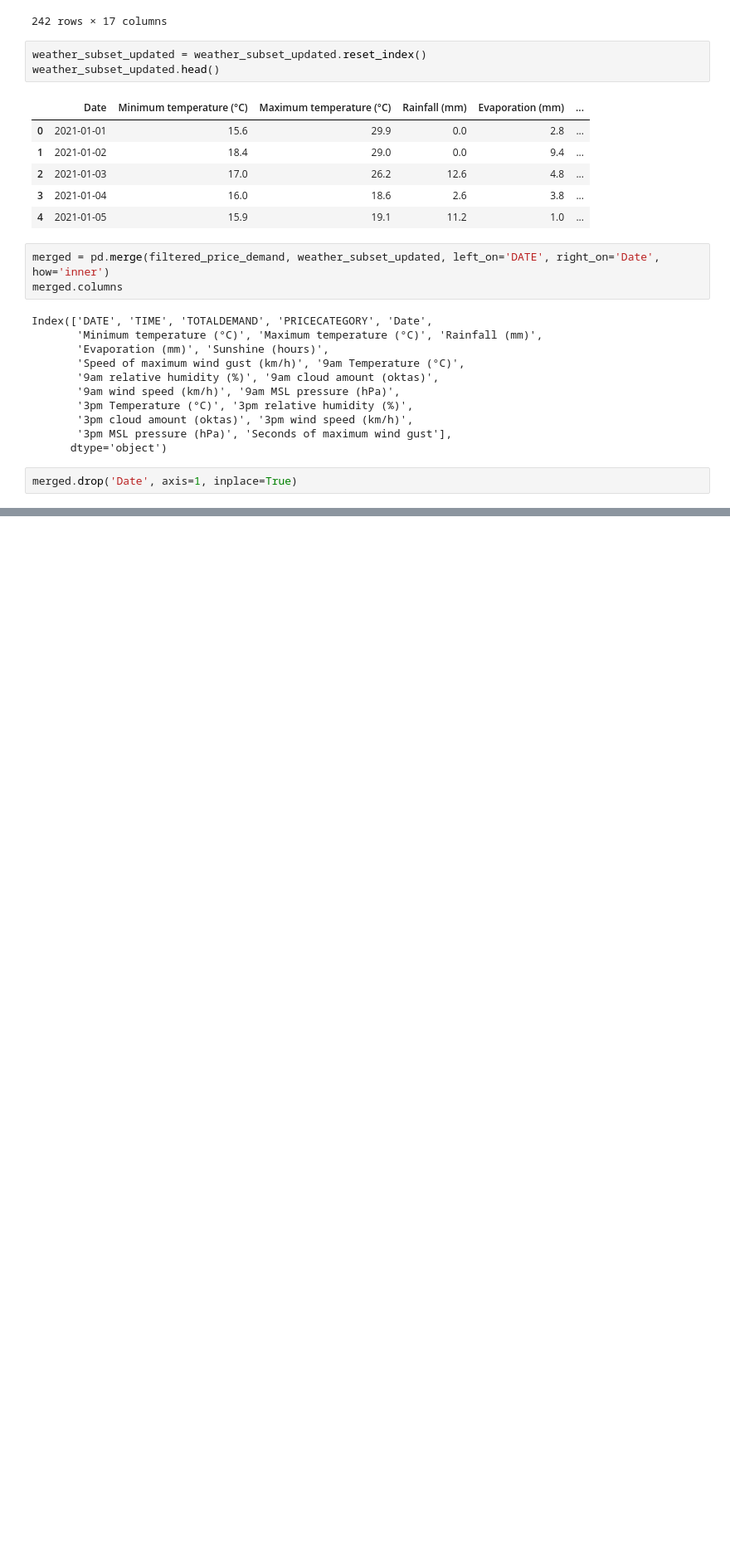
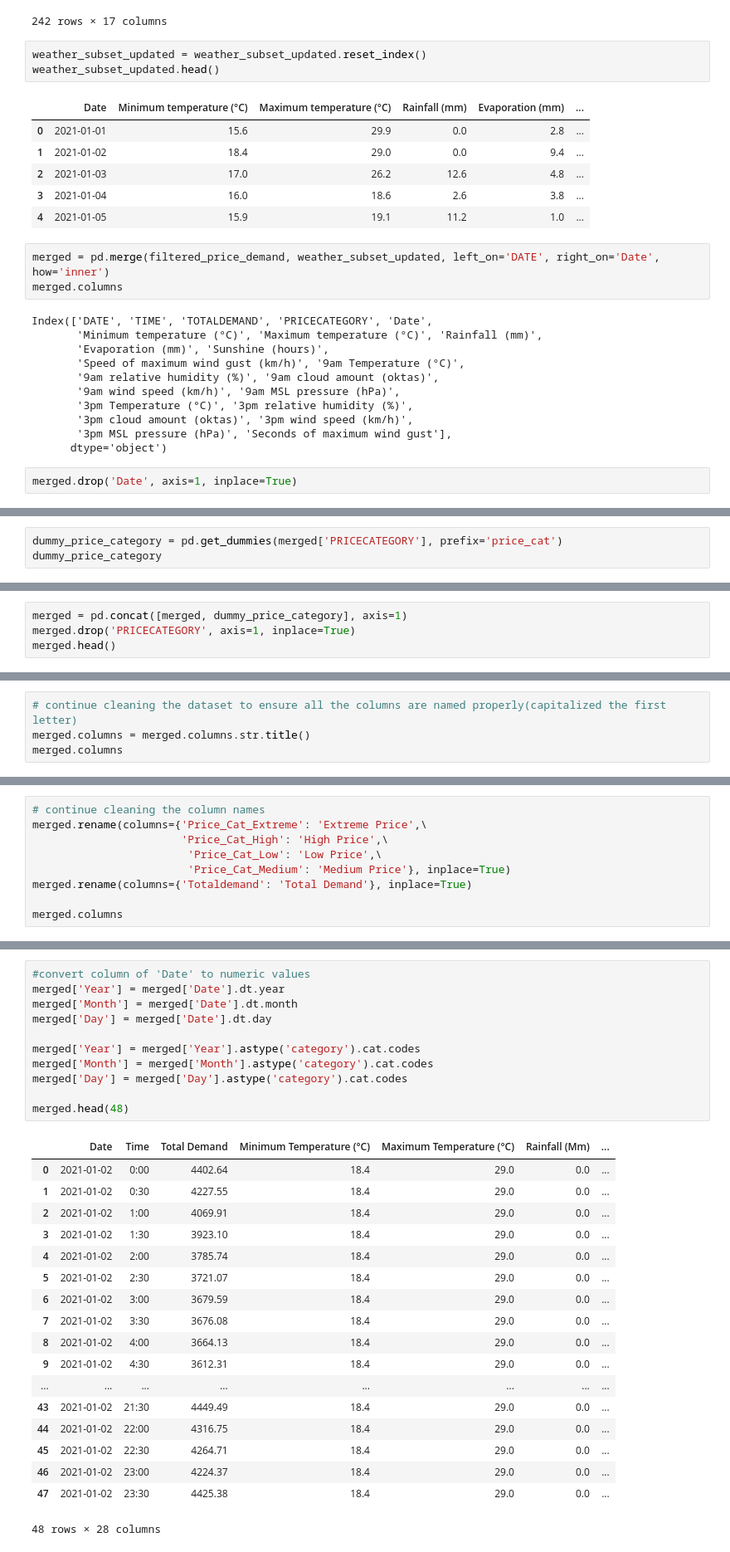
Before and after one commit to unimelb-datascience-jhub/Assigment-2-SIXO, a Jupyter notebook: Data cleansing and preparation.ipynb, the cells around one changed output, grey strips where cells are left out. Shown: that part at 83% size. Saved outputs shown, nothing was run; the diff lists cells and outputs as text; blank space fills up the shorter version.

```diff
--- a/Data cleansing and preparation.ipynb
+++ b/Data cleansing and preparation.ipynb
@@ -456,0 +396,3 @@ merged.head()
+# %%
+dummy_price_category = pd.get_dummies(merged['PRICECATEGORY'], prefix='price_cat')
+dummy_price_category
@@ -456,0 +413,4 @@ merged.head()
+# %%
+merged = pd.concat([merged, dummy_price_category], axis=1)
+merged.drop('PRICECATEGORY', axis=1, inplace=True)
+merged.head()
@@ -456,0 +424,4 @@ merged.head()
+# %%
+# continue cleaning the dataset to ensure all the columns are named properly(capitalized the first letter)
+merged.columns = merged.columns.str.title()
+merged.columns
@@ -456,0 +440,9 @@ merged.head()
+# %%
+# continue cleaning the column names
+merged.rename(columns={'Price_Cat_Extreme': 'Extreme Price',\
+                       'Price_Cat_High': 'High Price',\
+                        'Price_Cat_Low': 'Low Price',\
+                        'Price_Cat_Medium': 'Medium Price'}, inplace=True)
+merged.rename(columns={'Totaldemand': 'Total Demand'}, inplace=True)
+
+merged.columns
@@ -456,0 +470,30 @@ merged.head()
+# %%
+#convert column of 'Date' to numeric values
+merged['Year'] = merged['Date'].dt.year
+merged['Month'] = merged['Date'].dt.month
+merged['Day'] = merged['Date'].dt.day
+
+merged['Year'] = merged['Year'].astype('category').cat.codes
+merged['Month'] = merged['Month'].astype('category').cat.codes
+merged['Day'] = merged['Day'].astype('category').cat.codes
+
+merged.head(48)
+# %% [output]
+|  | Date | Time | Total Demand | Minimum Temperature (°C) | Maximum Temperature (°C) | Rainfall (Mm) | ... |
+| 0 | 2021-01-02 | 0:00 | 4402.64 | 18.4 | 29.0 | 0.0 | ... |
+| 1 | 2021-01-02 | 0:30 | 4227.55 | 18.4 | 29.0 | 0.0 | ... |
+| 2 | 2021-01-02 | 1:00 | 4069.91 | 18.4 | 29.0 | 0.0 | ... |
+| 3 | 2021-01-02 | 1:30 | 3923.10 | 18.4 | 29.0 | 0.0 | ... |
+| 4 | 2021-01-02 | 2:00 | 3785.74 | 18.4 | 29.0 | 0.0 | ... |
+| 5 | 2021-01-02 | 2:30 | 3721.07 | 18.4 | 29.0 | 0.0 | ... |
+| 6 | 2021-01-02 | 3:00 | 3679.59 | 18.4 | 29.0 | 0.0 | ... |
+| 7 | 2021-01-02 | 3:30 | 3676.08 | 18.4 | 29.0 | 0.0 | ... |
+| 8 | 2021-01-02 | 4:00 | 3664.13 | 18.4 | 29.0 | 0.0 | ... |
+| 9 | 2021-01-02 | 4:30 | 3612.31 | 18.4 | 29.0 | 0.0 | ... |
+| ... | ... | ... | ... | ... | ... | ... | ... |
+| 43 | 2021-01-02 | 21:30 | 4449.49 | 18.4 | 29.0 | 0.0 | ... |
+| 44 | 2021-01-02 | 22:00 | 4316.75 | 18.4 | 29.0 | 0.0 | ... |
+| 45 | 2021-01-02 | 22:30 | 4264.71 | 18.4 | 29.0 | 0.0 | ... |
+| 46 | 2021-01-02 | 23:00 | 4224.37 | 18.4 | 29.0 | 0.0 | ... |
+| 47 | 2021-01-02 | 23:30 | 4425.38 | 18.4 | 29.0 | 0.0 | ... |
+48 rows × 28 columns
```
Also changed, not shown: parts of 25 cells of this notebook.
